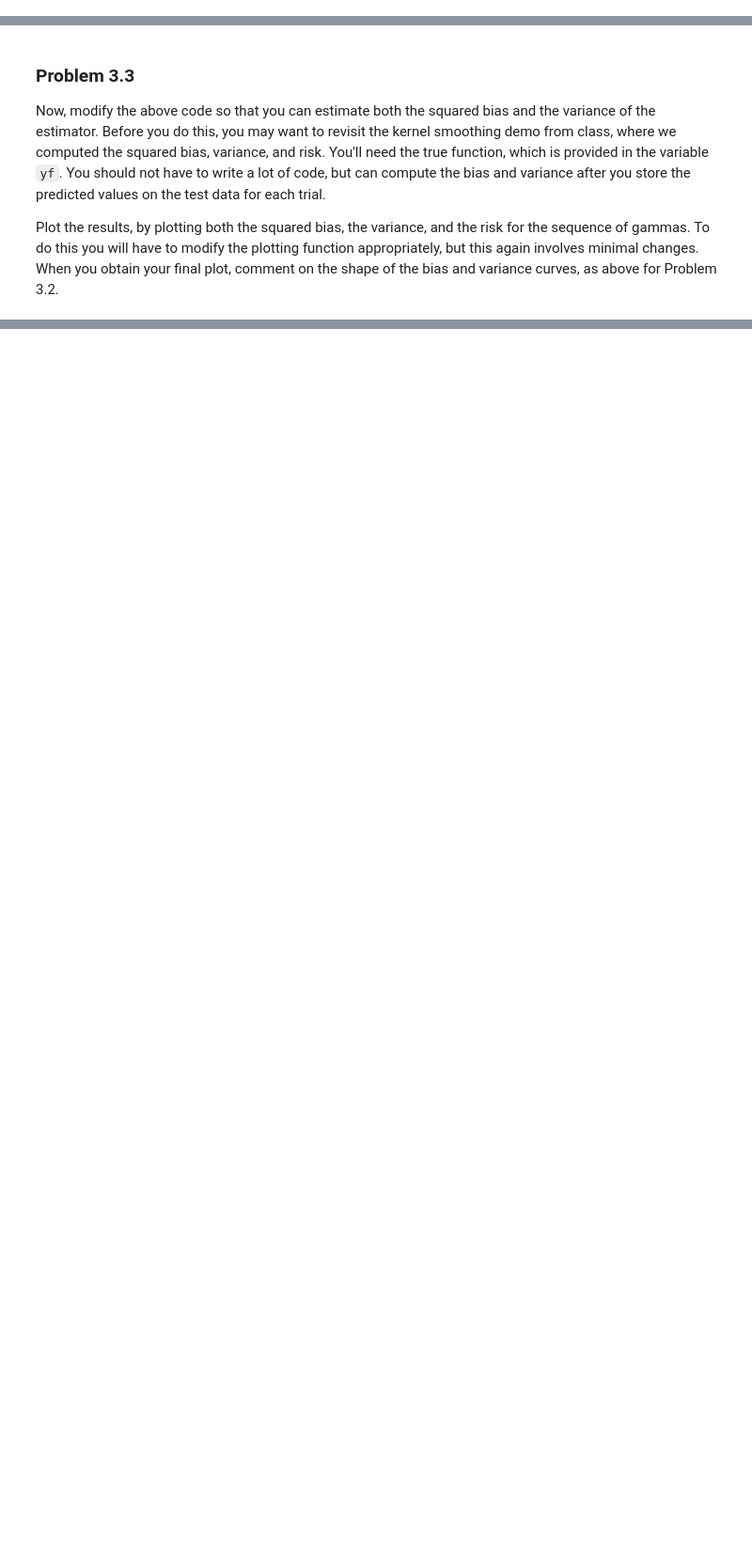
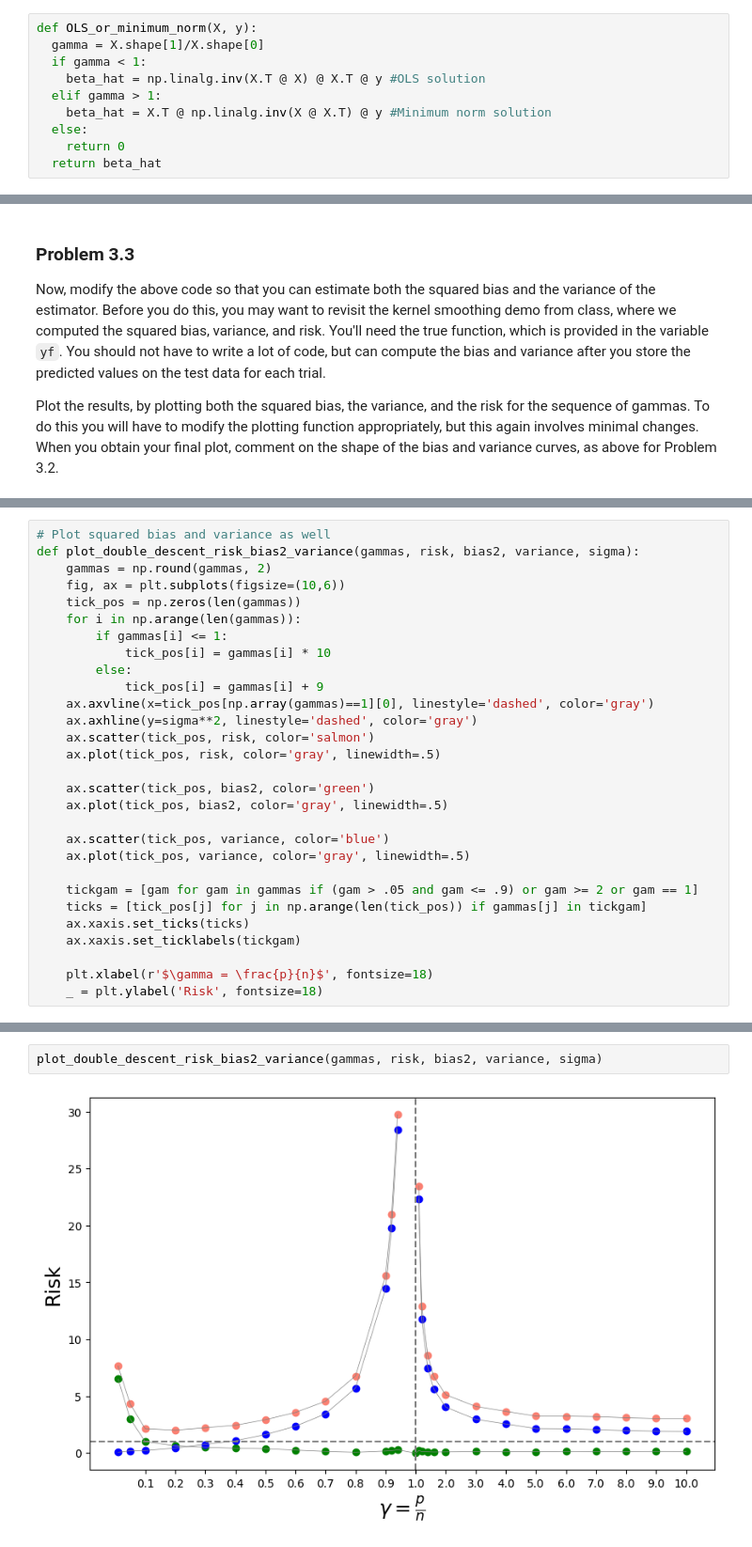
Before and after one commit to RobertKZB/RobertKZB, a Jupyter notebook: assignments/assn2/assn2.ipynb, the cells around one changed output, grey strips where cells are left out. Shown at 94% size. Cells and saved outputs as stored; diff of their text form; blank space fills up the shorter version.

```diff
--- a/assignments/assn2/assn2.ipynb
+++ b/assignments/assn2/assn2.ipynb
@@ -759,3 +786,13 @@ def OLS_or_minimum_norm(X, y):
+# %%
+def OLS_or_minimum_norm(X, y):
+  gamma = X.shape[1]/X.shape[0]
+  if gamma < 1:
+    beta_hat = np.linalg.inv(X.T @ X) @ X.T @ y #OLS solution
+  elif gamma > 1:
+    beta_hat = X.T @ np.linalg.inv(X @ X.T) @ y #Minimum norm solution
+  else:
+    return 0
+  return beta_hat
 # %%
 # A plotting function we provide. No need to change this, although you can if you'd like.
 
@@ -876,0 +932,29 @@ on the shape of the bias and variance curves, as above for Problem 3.2.
+# %%
+# Plot squared bias and variance as well
+def plot_double_descent_risk_bias2_variance(gammas, risk, bias2, variance, sigma):
+    gammas = np.round(gammas, 2)
+    fig, ax = plt.subplots(figsize=(10,6))
+    tick_pos = np.zeros(len(gammas))
+    for i in np.arange(len(gammas)):
+        if gammas[i] <= 1:
+            tick_pos[i] = gammas[i] * 10
+        else:
+            tick_pos[i] = gammas[i] + 9
+    ax.axvline(x=tick_pos[np.array(gammas)==1][0], linestyle='dashed', color='gray')
+    ax.axhline(y=sigma**2, linestyle='dashed', color='gray')
+    ax.scatter(tick_pos, risk, color='salmon')
+    ax.plot(tick_pos, risk, color='gray', linewidth=.5)
+
+    ax.scatter(tick_pos, bias2, color='green')
+    ax.plot(tick_pos, bias2, color='gray', linewidth=.5)
+
+    ax.scatter(tick_pos, variance, color='blue')
+    ax.plot(tick_pos, variance, color='gray', linewidth=.5)
+
+    tickgam = [gam for gam in gammas if (gam > .05 and gam <= .9) or gam >= 2 or gam == 1]
+    ticks = [tick_pos[j] for j in np.arange(len(tick_pos)) if gammas[j] in tickgam]
+    ax.xaxis.set_ticks(ticks)
+    ax.xaxis.set_ticklabels(tickgam)
+
+    plt.xlabel(r'$\gamma = \frac{p}{n}$', fontsize=18)
+    _ = plt.ylabel('Risk', fontsize=18)
@@ -876,0 +1026,4 @@ on the shape of the bias and variance curves, as above for Problem 3.2.
+# %%
+plot_double_descent_risk_bias2_variance(gammas, risk, bias2, variance, sigma)
+# %% [output]
+[figure, added]
```
Also changed, not shown: parts of 14 cells of this notebook.
